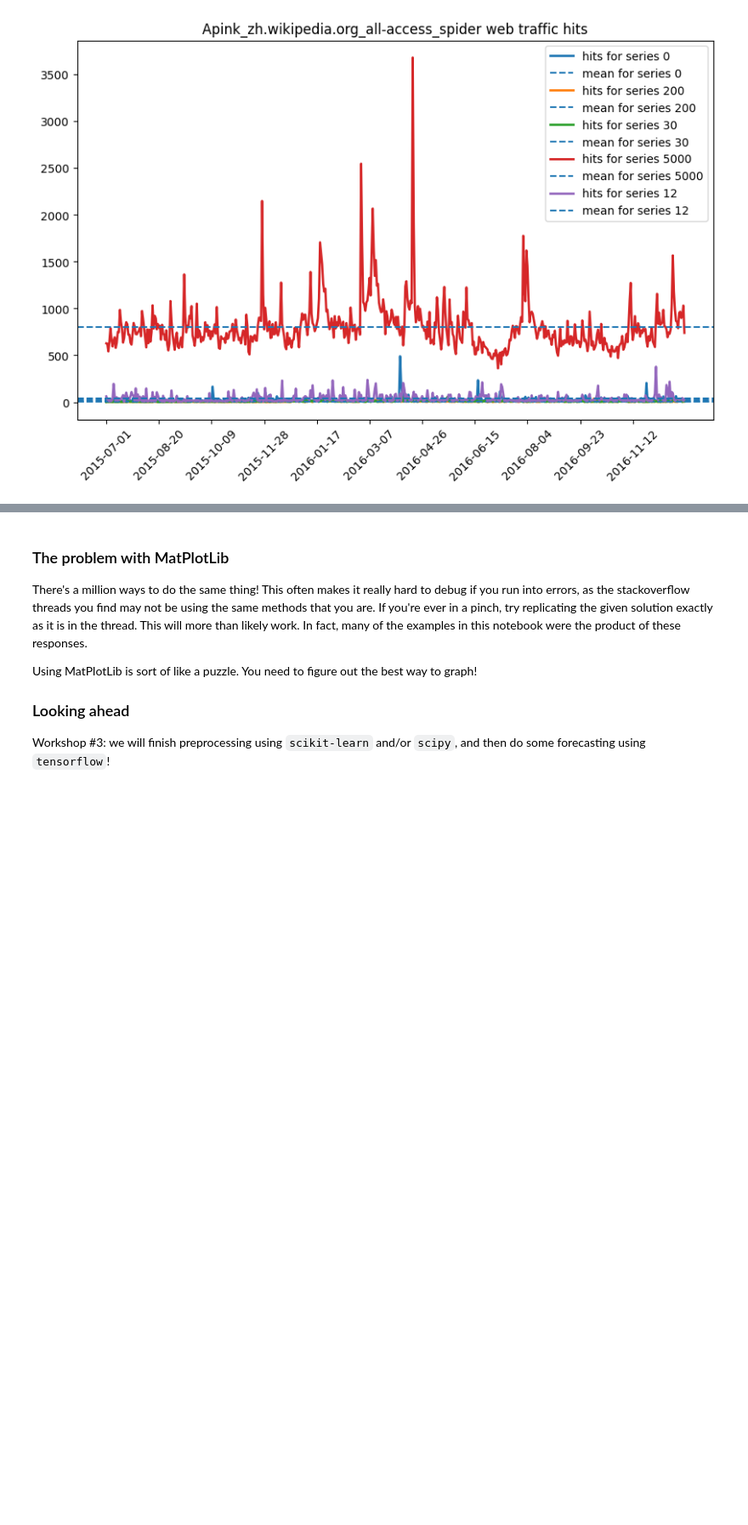
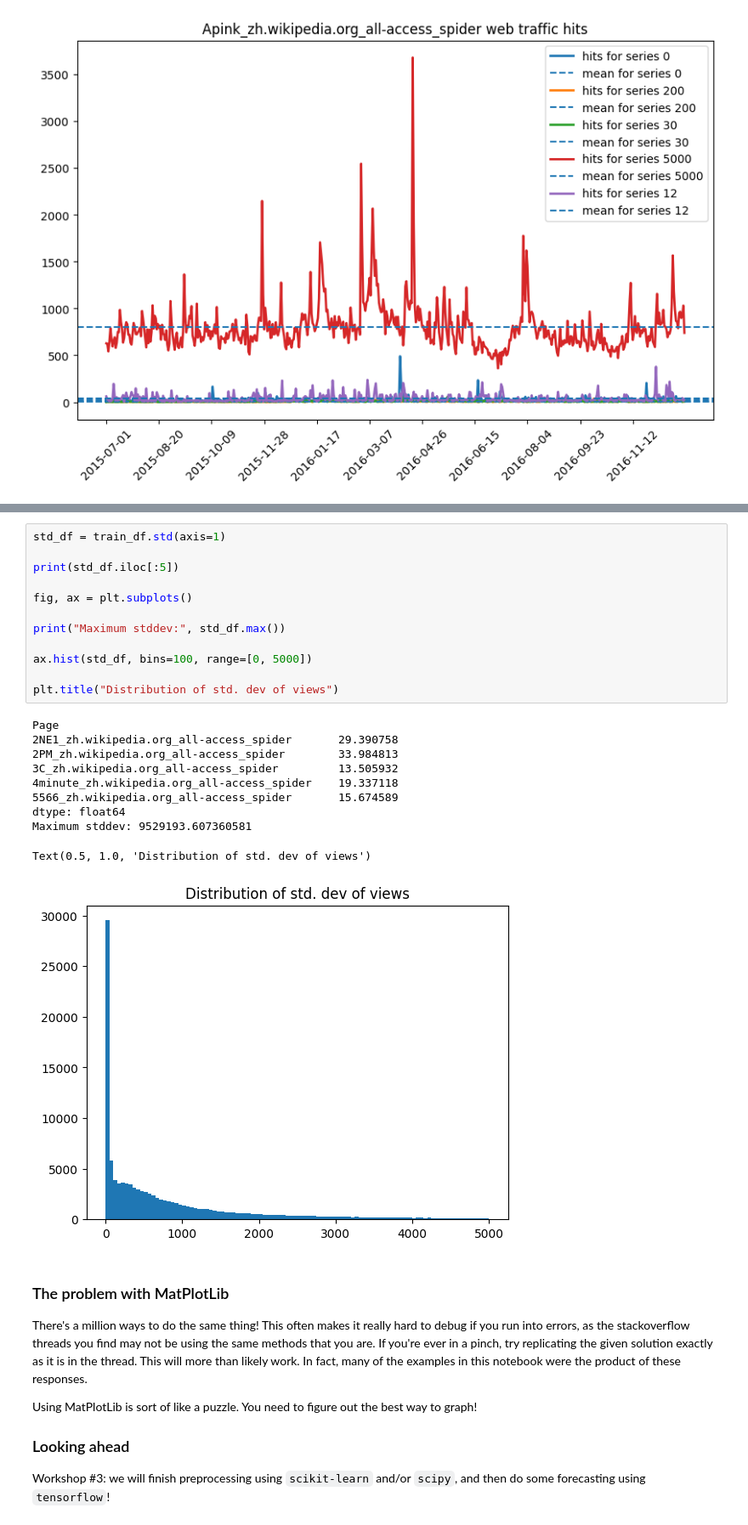
Before and after one commit to AbhiJ2706/ds-workshops, a Jupyter notebook: preprocessing_matplotlib.ipynb, the cells around one changed output, grey strips where cells are left out. Shown at 85% size. Saved outputs shown, nothing was run; the diff lists cells and outputs as text; blank space fills up the shorter version.

```diff
--- a/preprocessing_matplotlib.ipynb
+++ b/preprocessing_matplotlib.ipynb
@@ -523 +600,24 @@ ax.set_xticklabels(train_df.iloc[0].index[::50], rotation=45)
+# %%
+std_df = train_df.std(axis=1)
+
+print(std_df.iloc[:5])
+
+fig, ax = plt.subplots()
+
+print("Maximum stddev:", std_df.max())
+
+ax.hist(std_df, bins=100, range=[0, 5000])
+
+plt.title("Distribution of std. dev of views")
+# %% [output]
+Page
+2NE1_zh.wikipedia.org_all-access_spider       29.390758
+2PM_zh.wikipedia.org_all-access_spider        33.984813
+3C_zh.wikipedia.org_all-access_spider         13.505932
+4minute_zh.wikipedia.org_all-access_spider    19.337118
+5566_zh.wikipedia.org_all-access_spider       15.674589
+dtype: float64
+Maximum stddev: 9529193.607360581
+Text(0.5, 1.0, 'Distribution of std. dev of views')
+[figure, added]
 # %% [markdown]
```
Also changed, not shown: parts of 5 cells of this notebook, 2 other files.
